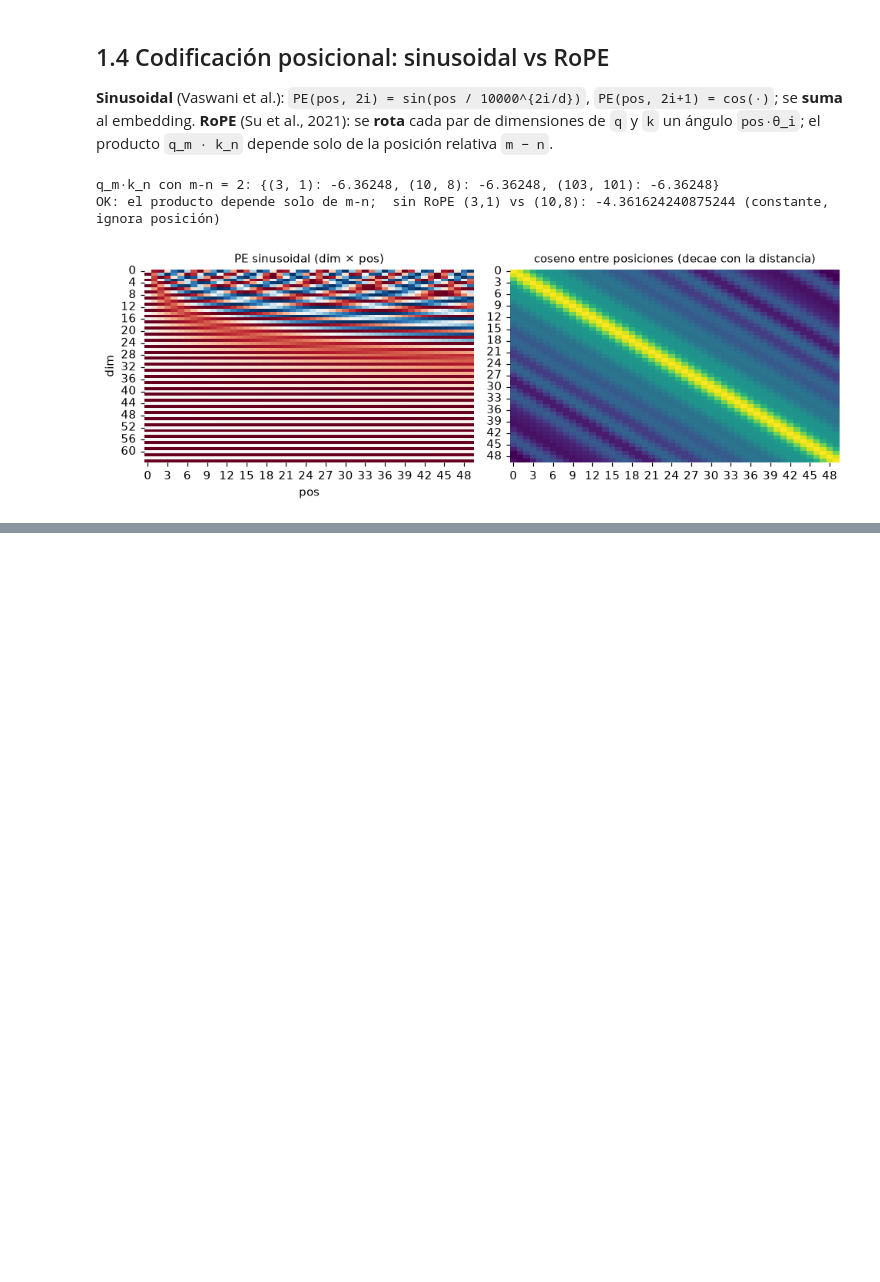
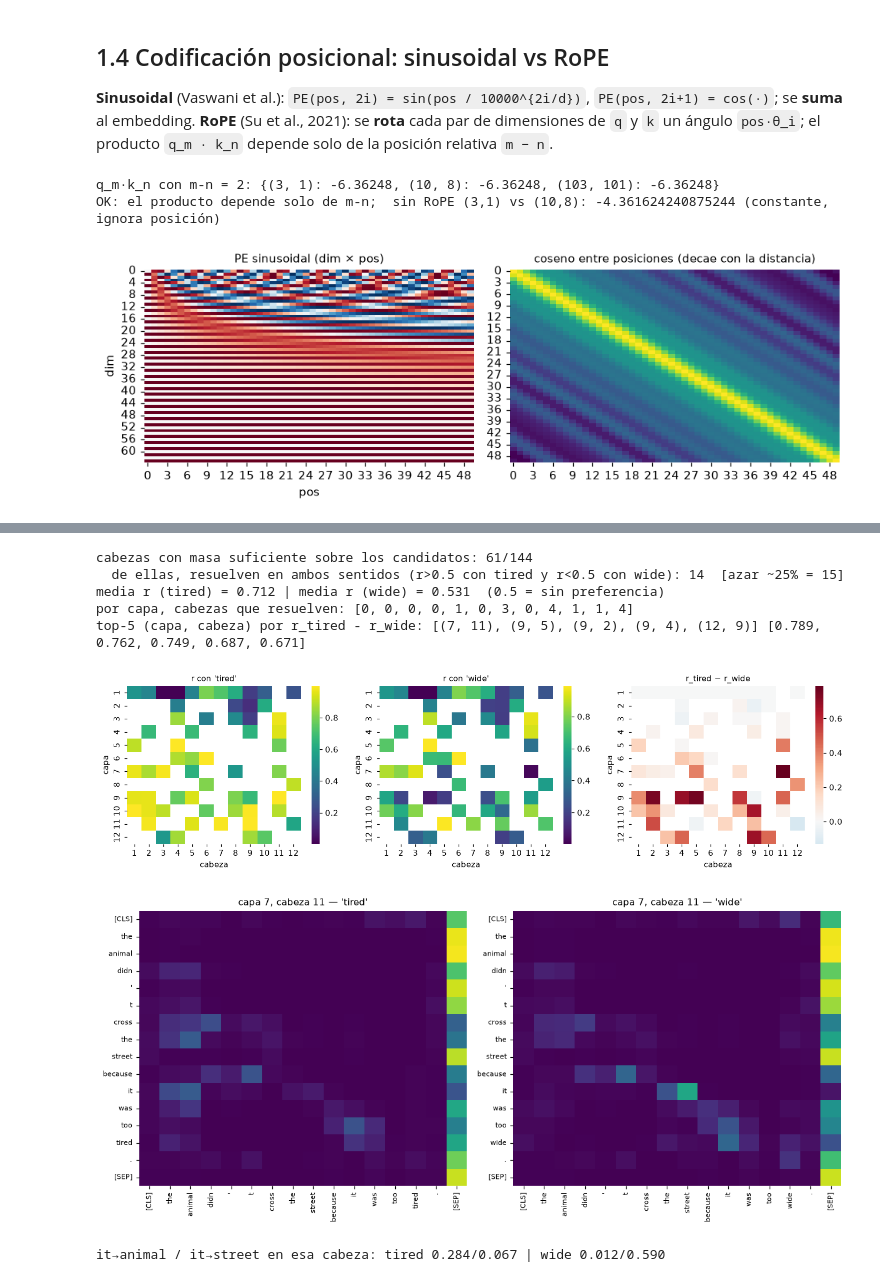
Before and after one commit to AscencioSIUU/deepLearning, a Jupyter notebook: labs/hdb-transformers/notebook.ipynb, the cells around one changed output, grey strips where cells are left out. Drawn from its saved outputs; the diff is of its cells as text; code cells hidden in the pictures; blank space fills up the shorter version.

```diff
--- a/labs/hdb-transformers/notebook.ipynb
+++ b/labs/hdb-transformers/notebook.ipynb
@@ -180,0 +270,50 @@ OK: el producto depende solo de m-n;  sin RoPE (3,1) vs (10,8): -4.3616242408752
+# %%
+s_tired = "The animal didn't cross the street because it was too tired."
+s_wide = "The animal didn't cross the street because it was too wide."
+
+def coref_ratio(sentence):
+    A, toks = get_attn(bert_tok, bert, sentence)
+    it, an, st = toks.index("it"), toks.index("animal"), toks.index("street")
+    a, s = A[:, :, it, an], A[:, :, it, st]
+    return a / (a + s), a + s, A, toks, (it, an, st)
+
+r_t, m_t, A_t, toks_t, idx = coref_ratio(s_tired)
+r_w, m_w, A_w, toks_w, _ = coref_ratio(s_wide)
+# r es ruidoso si la cabeza casi no mira a ninguno de los dos candidatos: exigir masa >= 5% sobre animal+street en ambas frases
+elig = torch.minimum(m_t, m_w) >= 0.05
+flip = (r_t > 0.5) & (r_w < 0.5) & elig
+print(f"cabezas con masa suficiente sobre los candidatos: {int(elig.sum())}/144")
+print(f"  de ellas, resuelven en ambos sentidos (r>0.5 con tired y r<0.5 con wide): {int(flip.sum())}  [azar ~25% = {elig.sum()/4:.0f}]")
+print(f"media r (tired) = {r_t[elig].mean():.3f} | media r (wide) = {r_w[elig].mean():.3f}  (0.5 = sin preferencia)")
+print("por capa, cabezas que resuelven:", flip.sum(1).tolist())
+
+diff = (r_t - r_w)
+score = torch.where(elig, diff, torch.full_like(diff, -9))   # ranking solo entre cabezas elegibles
+top = [(int(l) + 1, int(h) + 1) for l, h in zip(*np.unravel_index(np.argsort(-score.numpy(), axis=None)[:5], diff.shape))]
+print("top-5 (capa, cabeza) por r_tired - r_wide:", top, [round(float(diff[l-1, h-1]), 3) for l, h in top])
+# %% [output]
+cabezas con masa suficiente sobre los candidatos: 61/144
+  de ellas, resuelven en ambos sentidos (r>0.5 con tired y r<0.5 con wide): 14  [azar ~25% = 15]
+media r (tired) = 0.712 | media r (wide) = 0.531  (0.5 = sin preferencia)
+por capa, cabezas que resuelven: [0, 0, 0, 0, 1, 0, 3, 0, 4, 1, 1, 4]
+top-5 (capa, cabeza) por r_tired - r_wide: [(7, 11), (9, 5), (9, 2), (9, 4), (12, 9)] [0.789, 0.762, 0.749, 0.687, 0.671]
+# %%
+fig, axs = plt.subplots(1, 3, figsize=(13, 3.6))
+for ax, M, t in [(axs[0], r_t, "r con 'tired'"), (axs[1], r_w, "r con 'wide'"), (axs[2], diff, "r_tired − r_wide")]:
+    sns.heatmap(M.masked_fill(~elig, float("nan")).numpy(), ax=ax, cmap="RdBu_r" if M is diff else "viridis", center=0 if M is diff else None,
+                xticklabels=range(1, 13), yticklabels=range(1, 13), cbar=True)
+    ax.set(title=t, xlabel="cabeza", ylabel="capa")
+plt.tight_layout(); plt.savefig("bert_coref_matrix.png", dpi=150); plt.show()
+
+l, h = top[0][0] - 1, top[0][1] - 1
+fig, axs = plt.subplots(1, 2, figsize=(11, 5))
+for ax, A_, tk, name in [(axs[0], A_t, toks_t, "tired"), (axs[1], A_w, toks_w, "wide")]:
+    sns.heatmap(A_[l, h].numpy(), ax=ax, cmap="viridis", cbar=False, xticklabels=tk, yticklabels=tk, vmin=0, vmax=1)
+    ax.set_title(f"capa {l+1}, cabeza {h+1} — '{name}'"); ax.tick_params(labelsize=7)
+plt.tight_layout(); plt.savefig("bert_coref_head.png", dpi=150); plt.show()
+print(f"it→animal / it→street en esa cabeza: tired {A_t[l,h,idx[0],idx[1]]:.3f}/{A_t[l,h,idx[0],idx[2]]:.3f} | "
+      f"wide {A_w[l,h,idx[0],idx[1]]:.3f}/{A_w[l,h,idx[0],idx[2]]:.3f}")
+# %% [output]
+[figure, added]
+[figure, added]
+it→animal / it→street en esa cabeza: tired 0.284/0.067 | wide 0.012/0.590
```
Also changed, not shown: parts of 8 cells of this notebook, 4 other files.
